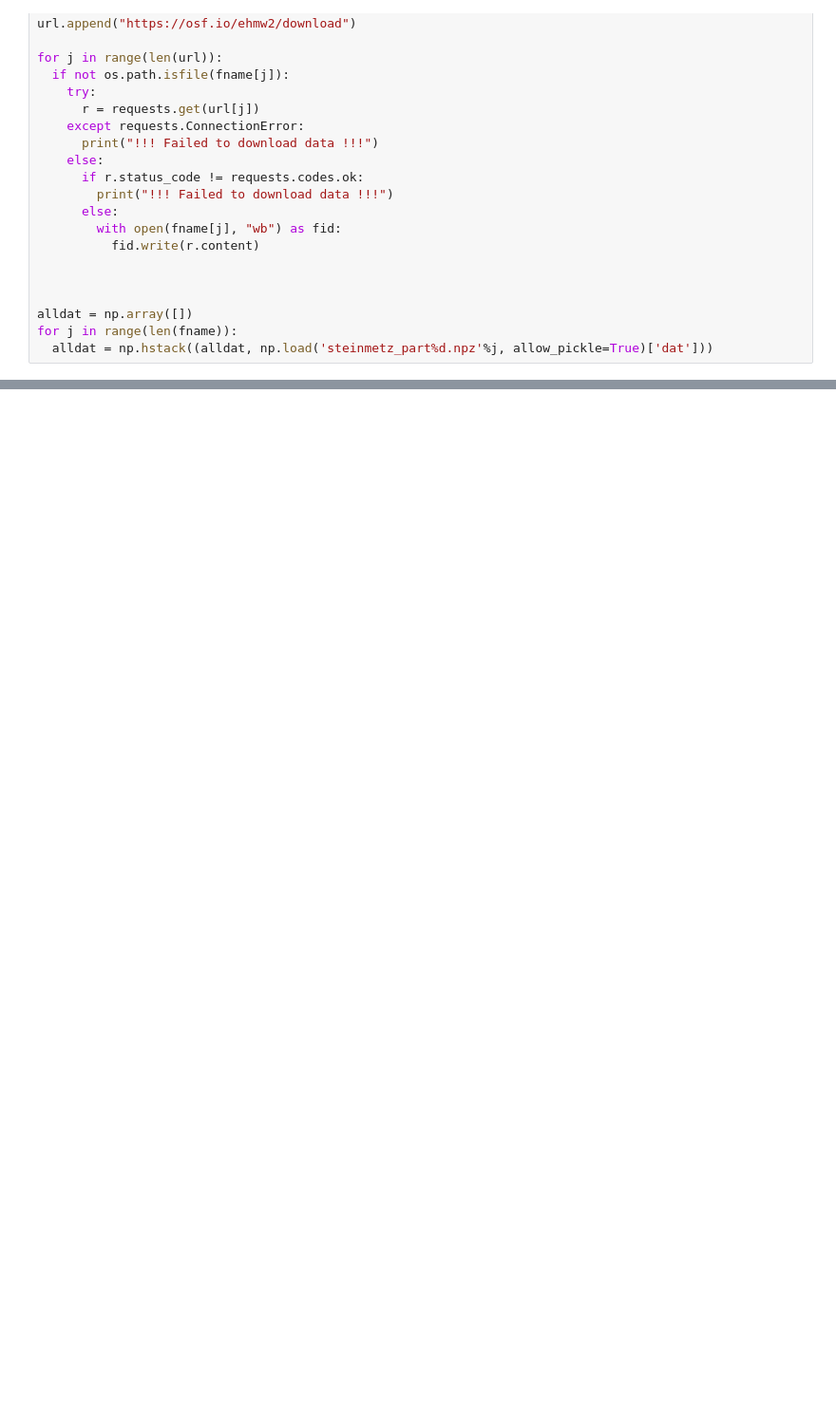
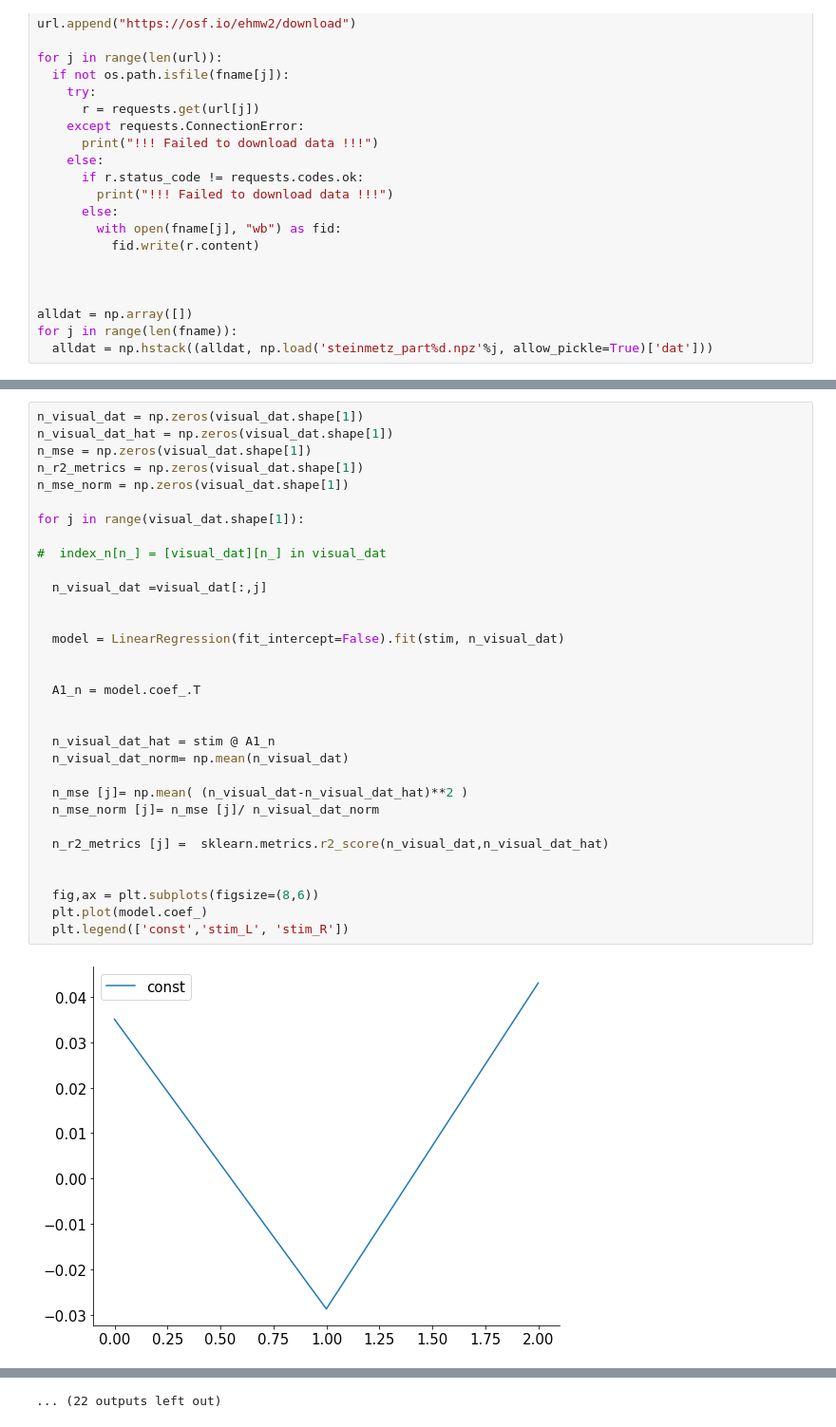
Before and after one commit to mgonzal1/nma_wombat_connectivy_project, a Jupyter notebook: connectivity.ipynb, the cells around one changed output, grey strips where cells are left out. Shown at 95% size. Drawn from its saved outputs; the diff is of its cells as text; blank space fills up the shorter version.

```diff
--- a/connectivity.ipynb
+++ b/connectivity.ipynb
@@ -218,0 +246,34 @@ mse = np.mean( (visual_dat-visual_dat_hat)**2 )
+# %%
+n_visual_dat = np.zeros(visual_dat.shape[1])
+n_visual_dat_hat = np.zeros(visual_dat.shape[1])
+n_mse = np.zeros(visual_dat.shape[1])
+n_r2_metrics = np.zeros(visual_dat.shape[1])
+n_mse_norm = np.zeros(visual_dat.shape[1])
+
+for j in range(visual_dat.shape[1]):
+
+#  index_n[n_] = [visual_dat][n_] in visual_dat
+
+  n_visual_dat =visual_dat[:,j]
+
+
+  model = LinearRegression(fit_intercept=False).fit(stim, n_visual_dat)
+
+
+  A1_n = model.coef_.T
+
+
+  n_visual_dat_hat = stim @ A1_n
+  n_visual_dat_norm= np.mean(n_visual_dat)
+
+  n_mse [j]= np.mean( (n_visual_dat-n_visual_dat_hat)**2 )
+  n_mse_norm [j]= n_mse [j]/ n_visual_dat_norm
+
+  n_r2_metrics [j] =  sklearn.metrics.r2_score(n_visual_dat,n_visual_dat_hat)
+
+
+  fig,ax = plt.subplots(figsize=(8,6))
+  plt.plot(model.coef_)
+  plt.legend(['const','stim_L', 'stim_R'])
+# %% [output]
+[figure, added]
@@ -218,0 +291 @@ mse = np.mean( (visual_dat-visual_dat_hat)**2 )
+... (22 outputs left out)
```
Also changed, not shown: parts of 15 cells of this notebook.
